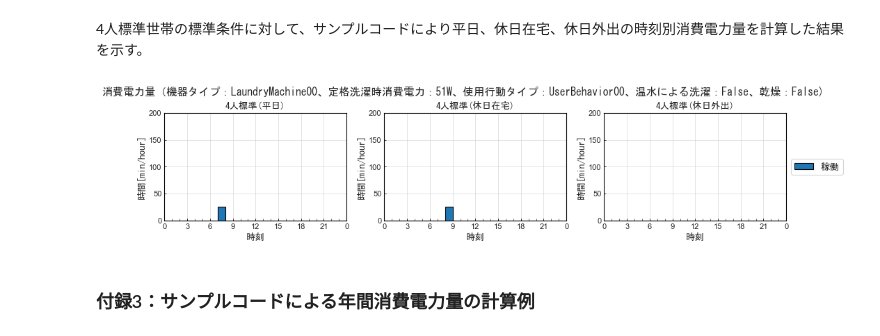
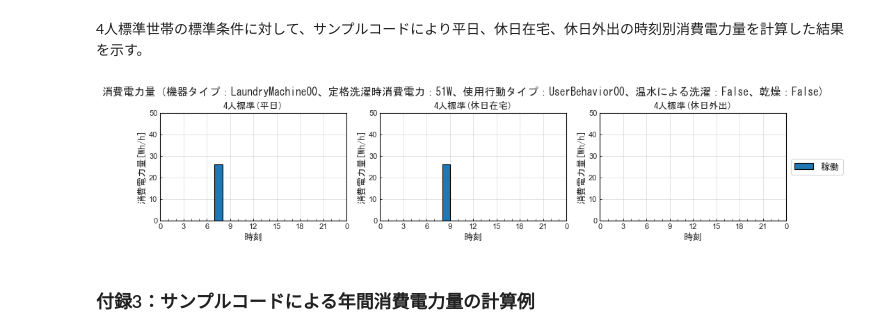
Before and after one commit to HiromiHabara/Jiritsu-EnergyUseOfApp, a Jupyter notebook: laundry_machine.ipynb, the cells around one changed output. Saved outputs shown, nothing was run; the diff lists cells and outputs as text; code cells hidden in the pictures.

```diff
--- a/laundry_machine.ipynb
+++ b/laundry_machine.ipynb
@@ -706,35 +706,35 @@ ee_app, ee_opg = np.vectorize(calc_EE_Laundry_Machine_verP4)(time_use_type, time
 EE_Results= {
     schedule_name : {
         'Weekdays' : {
             'opg' : ee_opg[0],
         },
         'Holidays_st' : {
             'opg' : ee_opg[1],
         },
         'Holidays_go' : {
             'opg' : ee_opg[2],
         }
     }
 }
 
 # 消費電力量の計算結果のグラフ
 # グラフのタイトル
 chart_title = '消費電力量（' \
                 + '機器タイプ：' + app_type + '、' \
                 + '定格洗濯時消費電力：' + str(Spec[app_type]['EE_rtd_wsh']) + 'W、' \
                 + '使用行動タイプ：' +user_behavior_type + '、' \
                 + '温水による洗濯：' + str(UserBehavior[user_behavior_type]['do_washing_with_warmed_water']) + '、' \
                 + '乾燥：' + str(UserBehavior[user_behavior_type]['do_drying']) \
                 + ')'
 
 # グラフの表示
 plot_hourly_bar_chart(chart_title,
                      EE_Results[schedule_name],
                       '4人標準',
                       {'opg':'稼働'},
-                       '時間[min/hour]', 0, 200, 50, 1)
+                       '消費電力量[Wh/h]', 0, 50, 10, 1)
 # %% [output]
-[figure, old version]
+[figure, new version]
 # %% [markdown]
 ### 付録3：サンプルコードによる年間消費電力量の計算例
 # %% [markdown]
```
Also changed, not shown: 2 other files.
